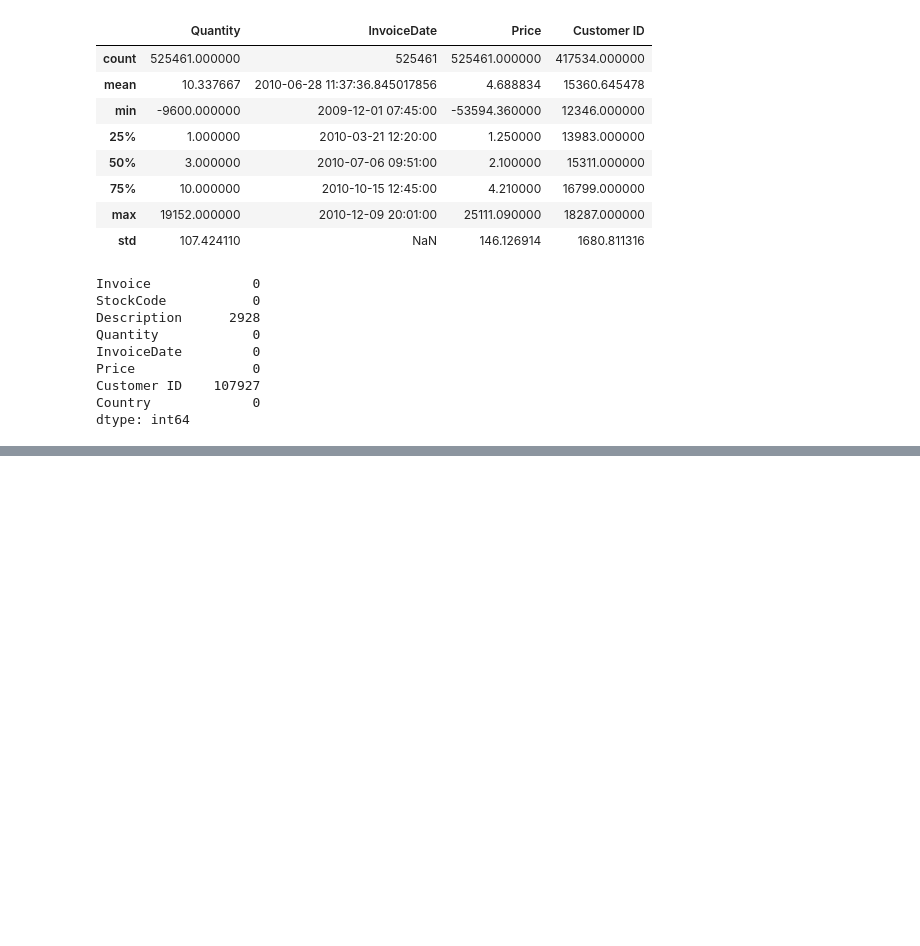
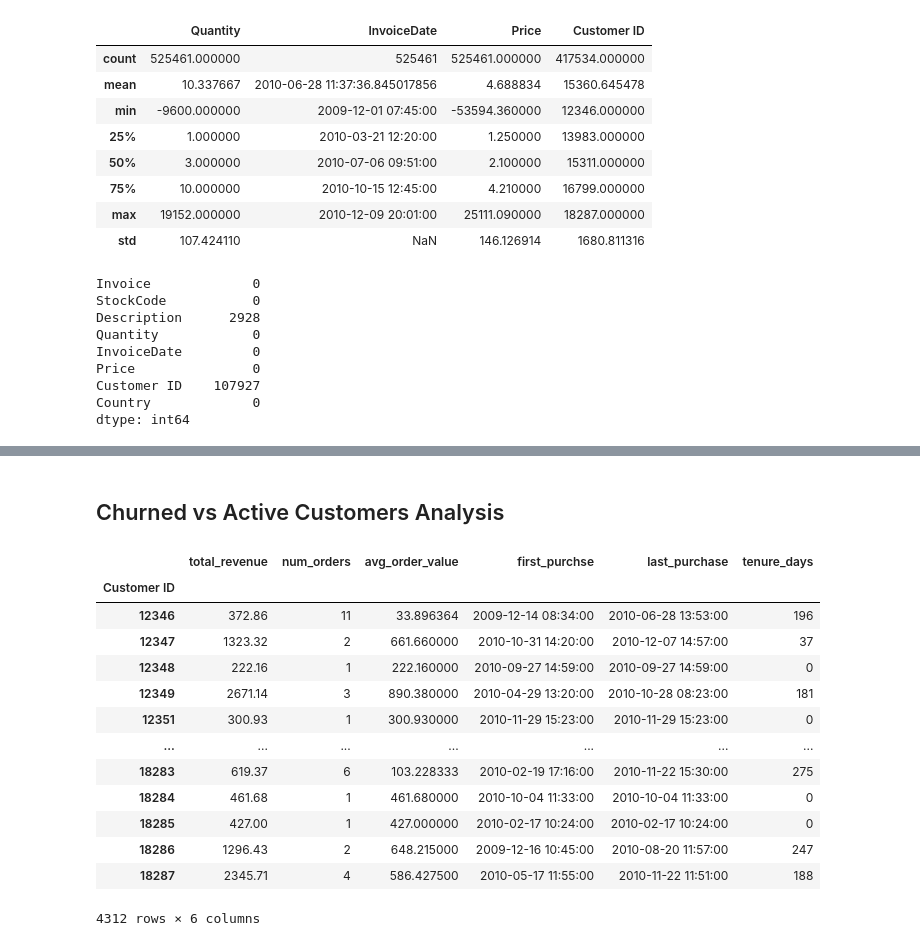
Before and after one commit to Areco892/customer-churn, a Jupyter notebook: analysis.ipynb, the cells around one changed output, grey strips where cells are left out. Cells and saved outputs as stored; diff of their text form; code cells hidden in the pictures; blank space fills up the shorter version.

```diff
--- a/analysis.ipynb
+++ b/analysis.ipynb
@@ -113,0 +120,27 @@ df = df.groupby(['Invoice', 'Customer ID', 'InvoiceDate', 'Country'], as_index=F
+# %% [markdown]
+## Churned vs Active Customers Analysis
+# %%
+customer_metrics = df.groupby('Customer ID').agg(
+    total_revenue=('TotalSales', 'sum'),
+    num_orders=('Invoice', 'nunique'),
+    avg_order_value=('TotalSales', 'mean'),
+    first_purchse=('InvoiceDate', 'min'),
+    last_purchase=('InvoiceDate', 'max')
+)
+customer_metrics['tenure_days'] = (customer_metrics['last_purchase'] - customer_metrics['first_purchse']).dt.days
+customer_metrics
+# %% [output]
+|  | total_revenue | num_orders | avg_order_value | first_purchse | last_purchase | tenure_days |
+| Customer ID |  |  |  |  |  |  |
+| 12346 | 372.86 | 11 | 33.896364 | 2009-12-14 08:34:00 | 2010-06-28 13:53:00 | 196 |
+| 12347 | 1323.32 | 2 | 661.660000 | 2010-10-31 14:20:00 | 2010-12-07 14:57:00 | 37 |
+| 12348 | 222.16 | 1 | 222.160000 | 2010-09-27 14:59:00 | 2010-09-27 14:59:00 | 0 |
+| 12349 | 2671.14 | 3 | 890.380000 | 2010-04-29 13:20:00 | 2010-10-28 08:23:00 | 181 |
+| 12351 | 300.93 | 1 | 300.930000 | 2010-11-29 15:23:00 | 2010-11-29 15:23:00 | 0 |
+| ... | ... | ... | ... | ... | ... | ... |
+| 18283 | 619.37 | 6 | 103.228333 | 2010-02-19 17:16:00 | 2010-11-22 15:30:00 | 275 |
+| 18284 | 461.68 | 1 | 461.680000 | 2010-10-04 11:33:00 | 2010-10-04 11:33:00 | 0 |
+| 18285 | 427.00 | 1 | 427.000000 | 2010-02-17 10:24:00 | 2010-02-17 10:24:00 | 0 |
+| 18286 | 1296.43 | 2 | 648.215000 | 2009-12-16 10:45:00 | 2010-08-20 11:57:00 | 247 |
+| 18287 | 2345.71 | 4 | 586.427500 | 2010-05-17 11:55:00 | 2010-11-22 11:51:00 | 188 |
+4312 rows × 6 columns
```
Also changed, not shown: parts of 8 cells of this notebook.
